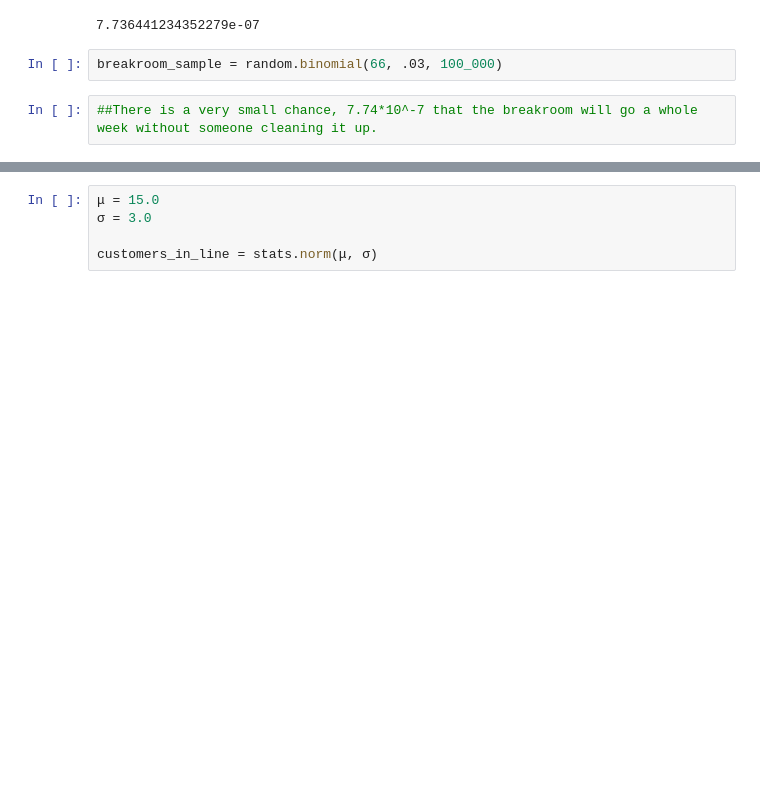
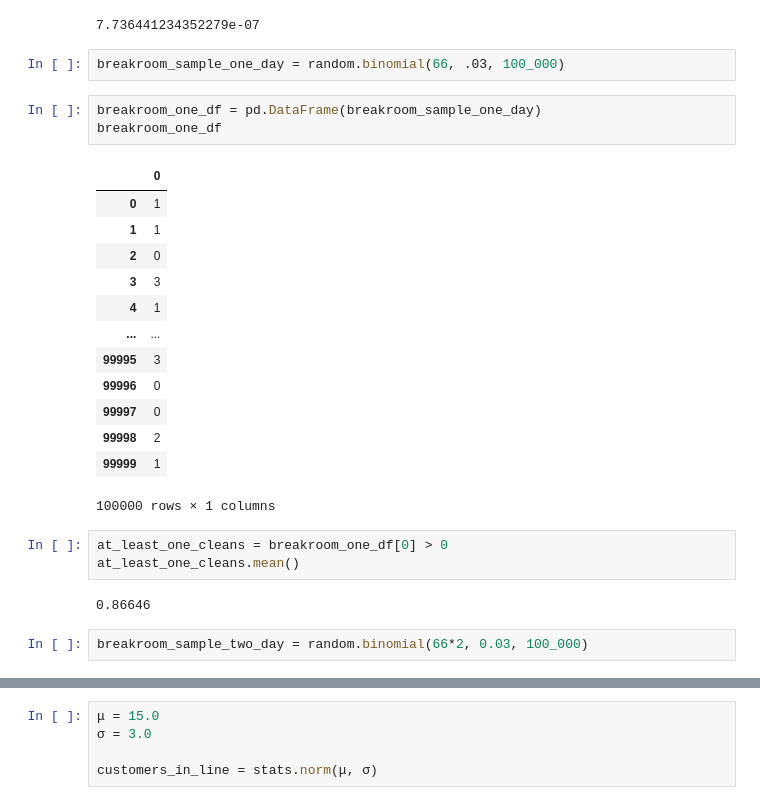
Before and after one commit to malachi-hale/statistics-exercises, a Jupyter notebook: probability_distributions.ipynb, the cells around one changed output, grey strips where cells are left out. Cells and saved outputs as stored; diff of their text form; blank space fills up the shorter version.

```diff
--- a/probability_distributions.ipynb
+++ b/probability_distributions.ipynb
@@ -272,6 +272,28 @@ breakroom_week.cdf(0)
 # %% [output]
 7.736441234352279e-07
 # %%
-breakroom_sample = random.binomial(66, .03, 100_000)
+breakroom_sample_one_day = random.binomial(66, .03, 100_000)
-# %%
-##There is a very small chance, 7.74*10^-7 that the breakroom will go a whole week without someone cleaning it up.
+# %%
+breakroom_one_df = pd.DataFrame(breakroom_sample_one_day)
+breakroom_one_df
+# %% [output]
+|  | 0 |
+| 0 | 1 |
+| 1 | 1 |
+| 2 | 0 |
+| 3 | 3 |
+| 4 | 1 |
+| ... | ... |
+| 99995 | 3 |
+| 99996 | 0 |
+| 99997 | 0 |
+| 99998 | 2 |
+| 99999 | 1 |
+100000 rows × 1 columns
+# %%
+at_least_one_cleans = breakroom_one_df[0] > 0
+at_least_one_cleans.mean()
+# %% [output]
+0.86646
+# %%
+breakroom_sample_two_day = random.binomial(66*2, 0.03, 100_000)
```
Also changed, not shown: parts of 10 cells of this notebook.
